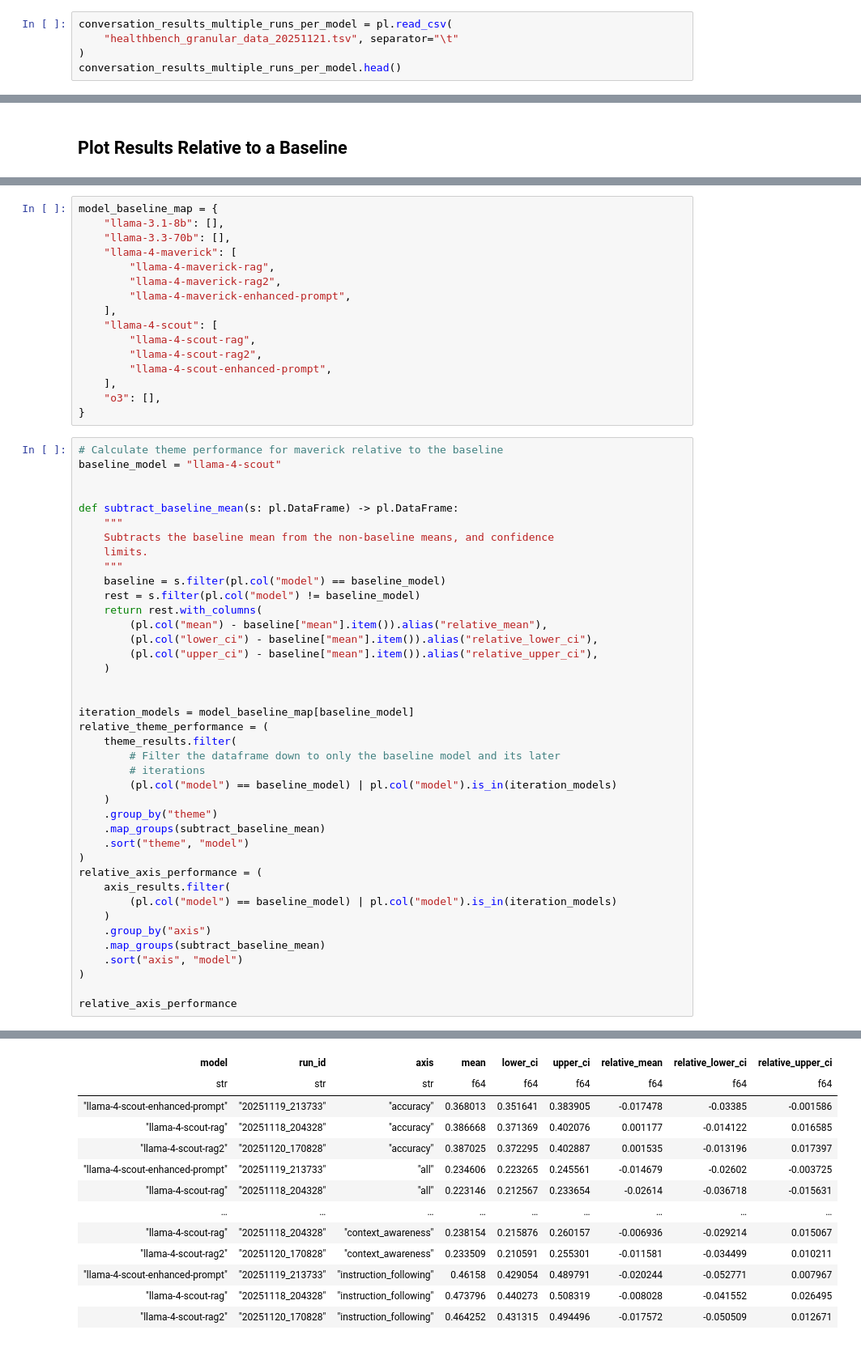
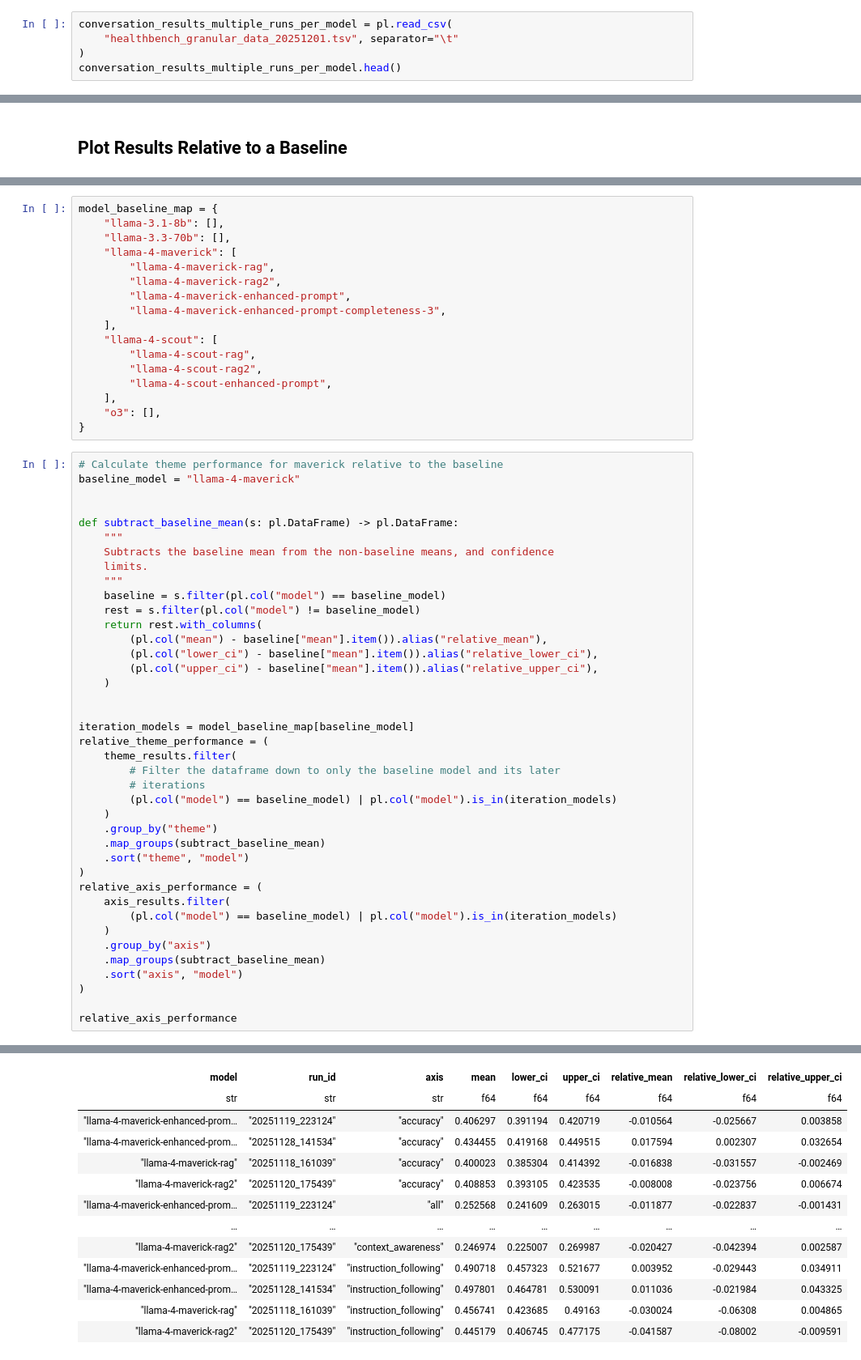
Before and after one commit to atroposhealth/healthbench_fork, a Jupyter notebook: results/plot_results.ipynb, the cells around one changed output, grey strips where cells are left out. Shown: that part at 81% size. Saved outputs shown, nothing was run; the diff lists cells and outputs as text.

```diff
--- a/results/plot_results.ipynb
+++ b/results/plot_results.ipynb
@@ -5,7 +5,7 @@ import numpy as np
 import matplotlib.pyplot as plt
 # %%
 conversation_results_multiple_runs_per_model = pl.read_csv(
-    "healthbench_granular_data_20251121.tsv", separator="\t"
+    "healthbench_granular_data_20251201.tsv", separator="\t"
 )
 conversation_results_multiple_runs_per_model.head()
 # %% [output]
@@ -232,6 +249,7 @@ model_baseline_map = {
         "llama-4-maverick-rag",
         "llama-4-maverick-rag2",
         "llama-4-maverick-enhanced-prompt",
+        "llama-4-maverick-enhanced-prompt-completeness-3",
     ],
     "llama-4-scout": [
         "llama-4-scout-rag",
@@ -242,7 +260,7 @@ model_baseline_map = {
 }
 # %%
 # Calculate theme performance for maverick relative to the baseline
-baseline_model = "llama-4-scout"
+baseline_model = "llama-4-maverick"
 
 
 def subtract_baseline_mean(s: pl.DataFrame) -> pl.DataFrame:
@@ -285,15 +303,15 @@ shape: (18, 9)
 | model | run_id | axis | mean | lower_ci | upper_ci | relative_mean | relative_lower_ci | relative_upper_ci |
 | str | str | str | f64 | f64 | f64 | f64 | f64 | f64 |
-| "llama-4-scout-enhanced-prompt" | "20251119_213733" | "accuracy" | 0.368013 | 0.351641 | 0.383905 | -0.017478 | -0.03385 | -0.001586 |
-| "llama-4-scout-rag" | "20251118_204328" | "accuracy" | 0.386668 | 0.371369 | 0.402076 | 0.001177 | -0.014122 | 0.016585 |
-| "llama-4-scout-rag2" | "20251120_170828" | "accuracy" | 0.387025 | 0.372295 | 0.402887 | 0.001535 | -0.013196 | 0.017397 |
-| "llama-4-scout-enhanced-prompt" | "20251119_213733" | "all" | 0.234606 | 0.223265 | 0.245561 | -0.014679 | -0.02602 | -0.003725 |
-| "llama-4-scout-rag" | "20251118_204328" | "all" | 0.223146 | 0.212567 | 0.233654 | -0.02614 | -0.036718 | -0.015631 |
+| "llama-4-maverick-enhanced-prom… | "20251119_223124" | "accuracy" | 0.406297 | 0.391194 | 0.420719 | -0.010564 | -0.025667 | 0.003858 |
+| "llama-4-maverick-enhanced-prom… | "20251128_141534" | "accuracy" | 0.434455 | 0.419168 | 0.449515 | 0.017594 | 0.002307 | 0.032654 |
+| "llama-4-maverick-rag" | "20251118_161039" | "accuracy" | 0.400023 | 0.385304 | 0.414392 | -0.016838 | -0.031557 | -0.002469 |
+| "llama-4-maverick-rag2" | "20251120_175439" | "accuracy" | 0.408853 | 0.393105 | 0.423535 | -0.008008 | -0.023756 | 0.006674 |
+| "llama-4-maverick-enhanced-prom… | "20251119_223124" | "all" | 0.252568 | 0.241609 | 0.263015 | -0.011877 | -0.022837 | -0.001431 |
 | … | … | … | … | … | … | … | … | … |
-| "llama-4-scout-rag" | "20251118_204328" | "context_awareness" | 0.238154 | 0.215876 | 0.260157 | -0.006936 | -0.029214 | 0.015067 |
-| "llama-4-scout-rag2" | "20251120_170828" | "context_awareness" | 0.233509 | 0.210591 | 0.255301 | -0.011581 | -0.034499 | 0.010211 |
-| "llama-4-scout-enhanced-prompt" | "20251119_213733" | "instruction_following" | 0.46158 | 0.429054 | 0.489791 | -0.020244 | -0.052771 | 0.007967 |
-| "llama-4-scout-rag" | "20251118_204328" | "instruction_following" | 0.473796 | 0.440273 | 0.508319 | -0.008028 | -0.041552 | 0.026495 |
-| "llama-4-scout-rag2" | "20251120_170828" | "instruction_following" | 0.464252 | 0.431315 | 0.494496 | -0.017572 | -0.050509 | 0.012671 |
+| "llama-4-maverick-rag2" | "20251120_175439" | "context_awareness" | 0.246974 | 0.225007 | 0.269987 | -0.020427 | -0.042394 | 0.002587 |
+| "llama-4-maverick-enhanced-prom… | "20251119_223124" | "instruction_following" | 0.490718 | 0.457323 | 0.521677 | 0.003952 | -0.029443 | 0.034911 |
+| "llama-4-maverick-enhanced-prom… | "20251128_141534" | "instruction_following" | 0.497801 | 0.464781 | 0.530091 | 0.011036 | -0.021984 | 0.043325 |
+| "llama-4-maverick-rag" | "20251118_161039" | "instruction_following" | 0.456741 | 0.423685 | 0.49163 | -0.030024 | -0.06308 | 0.004865 |
+| "llama-4-maverick-rag2" | "20251120_175439" | "instruction_following" | 0.445179 | 0.406745 | 0.477175 | -0.041587 | -0.08002 | -0.009591 |
 # %%
 # Plot theme results relative to the baseline mean
```
Also changed, not shown: parts of 8 cells of this notebook, 26 other files.
